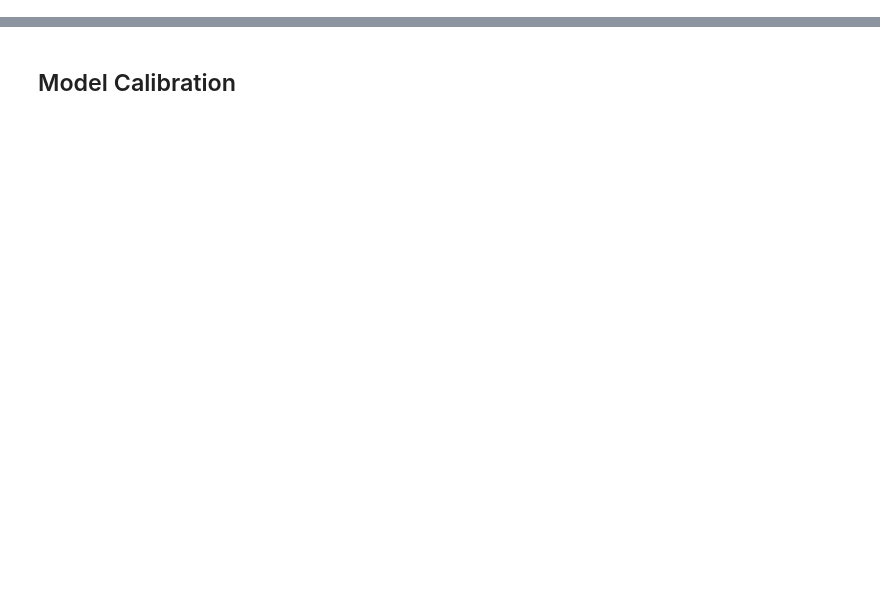
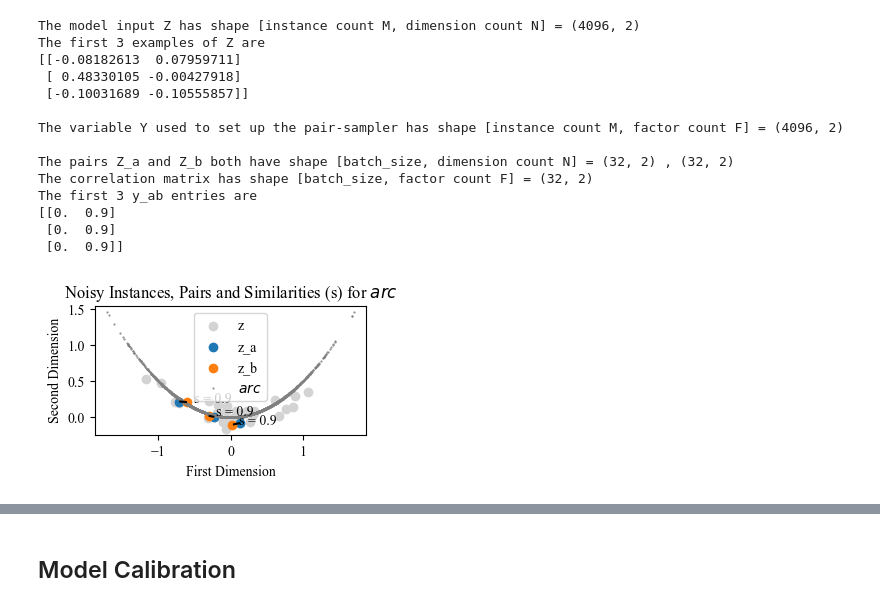
Before and after one commit to TimHenry1995/gyoza, a Jupyter notebook: tutorials/Tutorial 0 - Getting Started with Disentantling Flow Models.ipynb, the cells around one changed output, grey strips where cells are left out. Drawn from its saved outputs; the diff is of its cells as text; code cells hidden in the pictures; blank space fills up the shorter version.

```diff
--- a/tutorials/Tutorial 0 - Getting Started with Disentantling Flow Models.ipynb
+++ b/tutorials/Tutorial 0 - Getting Started with Disentantling Flow Models.ipynb
@@ -48,3 +63,9 @@ The gyoza package is built on top of [tensorflow](https://www.tensorflow.org) an
 # %%
-from gyoza.modelling import flow_layers as mfl, masks as mm, standard_layers as msl
+# Import packages
+from gyoza.modelling import flow_layers as gmfl, masks as gmm, losses as gml
+from gyoza.tutorials import data_synthesis as gtds, plotting as gtp
+
 import numpy as np, tensorflow as tf, matplotlib.pyplot as plt, os
+tf.keras.backend.set_floatx('float64')
+plt.rcParams['font.family'] = 'serif'
+plt.rcParams['font.serif'] = ['Times New Roman'] + plt.rcParams['font.serif']
@@ -88,0 +76,48 @@ The output of model has shape (instance count, width, height, channel count):  (
+# %%
+# Configuration
+gtds.reset_random_number_generators(seed=953) # Reproducability
+M = 2**12; N = 2 # Instance count, dimension count
+
+# Generate points along a line
+S = np.random.normal(loc=0.0, scale=0.5, size=[M]) # initial data structure, used to synthesize model input and target
+
+# Set up the raw manifold function, i.e. before noise
+manifold_function = lambda S: (S, 0.5*np.pow(S,2)) # Maps S to arc
+
+# Generate a dataset
+noise_standard_deviation = [0.1, 0.1] # for horizontal and vertical dimension, respectively
+Z, Y = gtds.create_data_set(S=S, manifold_function=manifold_function, noise_standard_deviation=noise_standard_deviation) # Z.shape == [M, N], Y.shape = [M, Factor count]
+print("The model input Z has shape [instance count M, dimension count N] =", Z.shape)
+print('The first 3 examples of Z are'); print(Z[:3,:])
+print("\nThe variable Y used to set up the pair-sampler has shape [instance count M, factor count F] =", Y.shape)
+
+# Generate an iterator that samples correlated pairs
+target_correlations = [0.0, 0.9] # For residual- and position-factor, respectively
+batch_size = 2**5
+iterator = gtds.factorized_pair_iterator(X=Z, Y=Y, batch_size = batch_size, target_correlations=target_correlations)
+
+# Take an example batch
+(Z_a, Z_b), Y_ab  = next(iterator)
+print('\nThe pairs Z_a and Z_b both have shape [batch_size, dimension count N] =', Z_a.shape, ",", Z_b.shape)
+print('The correlation matrix has shape [batch_size, factor count F] =', Y_ab.shape)
+print('The first 3 y_ab entries are'); print(Y_ab[:3,:].numpy())
+
+# Plot pairs of instances
+manifold_name = 'arc'
+gtp.plot_instance_pairs(S=S, Z_a=Z_a, Z_b=Z_b, Y_ab=Y_ab, manifold_function=manifold_function, manifold_name=manifold_name)
+# %% [output]
+The model input Z has shape [instance count M, dimension count N] = (4096, 2)
+The first 3 examples of Z are
+[[-0.08182613  0.07959711]
+ [ 0.48330105 -0.00427918]
+ [-0.10031689 -0.10555857]]
+
+The variable Y used to set up the pair-sampler has shape [instance count M, factor count F] = (4096, 2)
+
+The pairs Z_a and Z_b both have shape [batch_size, dimension count N] = (32, 2) , (32, 2)
+The correlation matrix has shape [batch_size, factor count F] = (32, 2)
+The first 3 y_ab entries are
+[[0.  0.9]
+ [0.  0.9]
+ [0.  0.9]]
+[figure, added]
```
Also changed, not shown: parts of 39 cells of this notebook, 18 other files.
